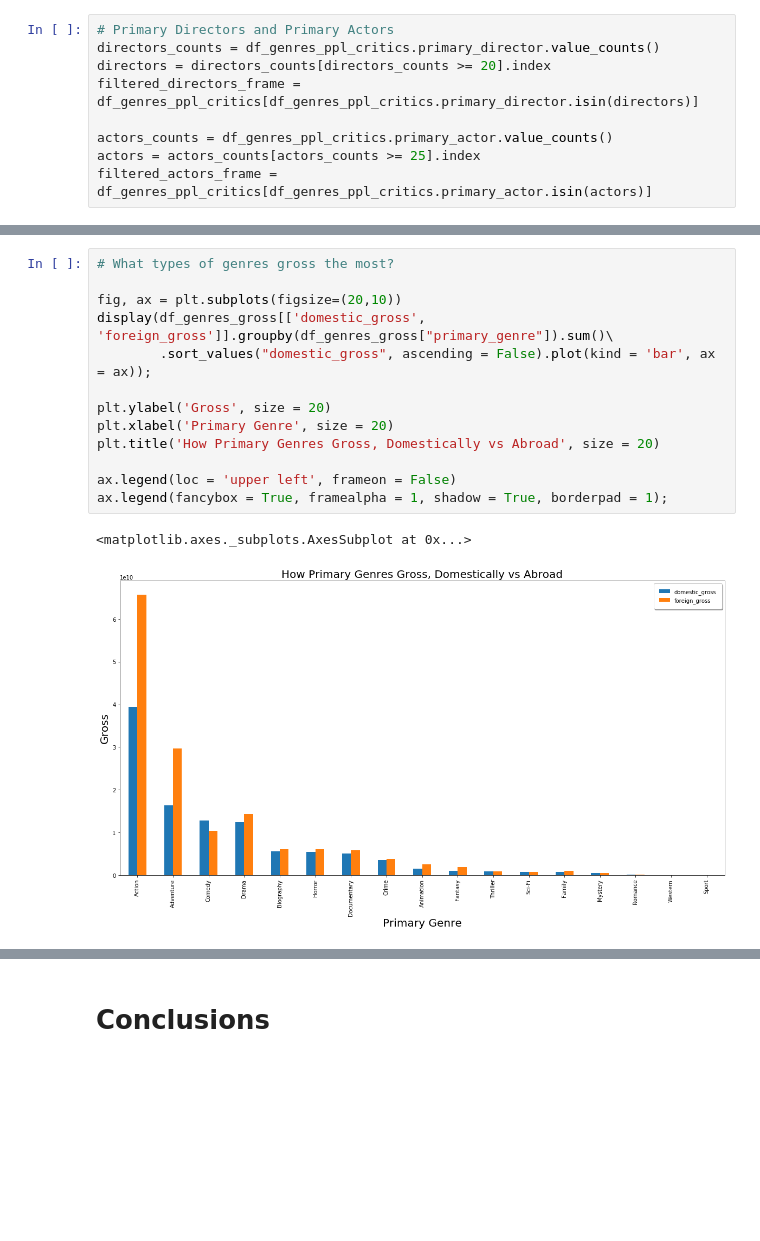
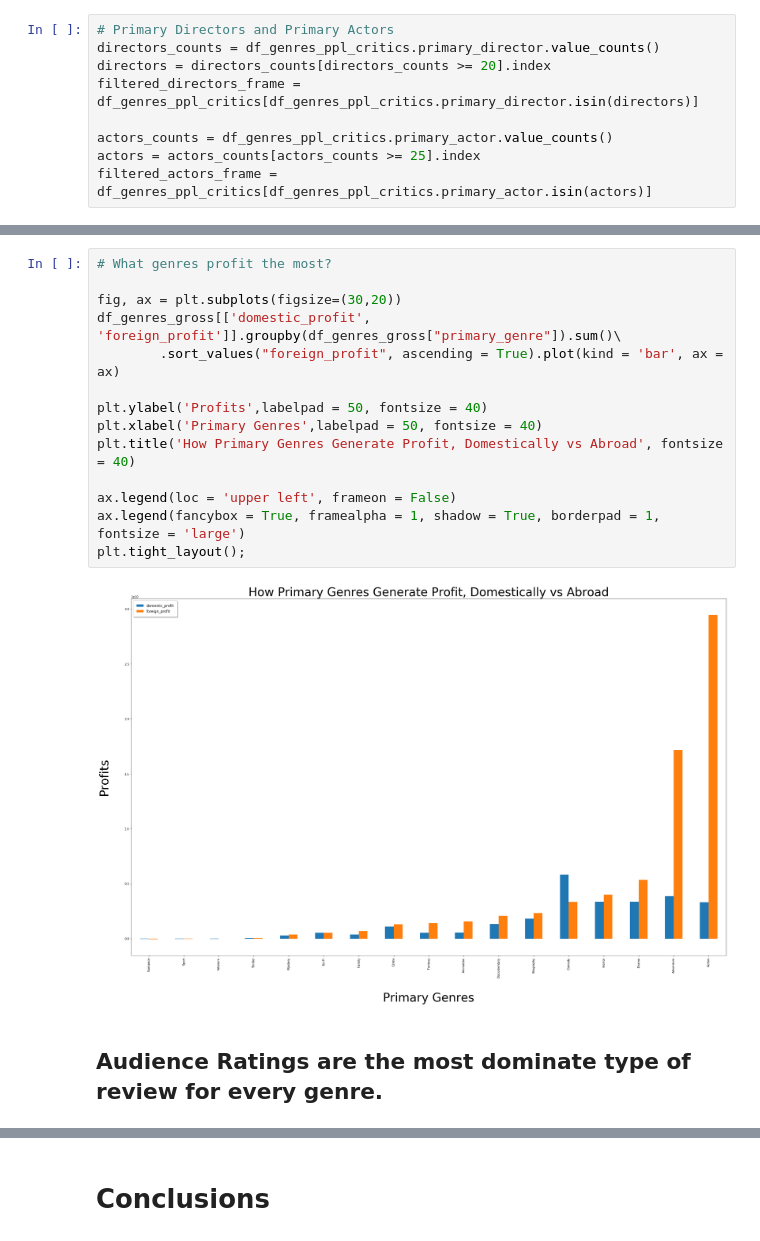
Before and after one commit to SamuelRahwa/Successful-Film-or-Not-, a Jupyter notebook: what_factors_make_a_film_successful.ipynb, the cells around one changed output, grey strips where cells are left out. Saved outputs shown, nothing was run; the diff lists cells and outputs as text; blank space fills up the shorter version.

```diff
--- a/what_factors_make_a_film_successful.ipynb
+++ b/what_factors_make_a_film_successful.ipynb
@@ -326,17 +332,19 @@ filtered_actors_frame = df_genres_ppl_critics[df_genres_ppl_critics.primary_acto
 # %%
-# What types of genres gross the most?
+# What genres profit the most?
 
-fig, ax = plt.subplots(figsize=(20,10))
-display(df_genres_gross[['domestic_gross', 'foreign_gross']].groupby(df_genres_gross["primary_genre"]).sum()\
-        .sort_values("domestic_gross", ascending = False).plot(kind = 'bar', ax = ax));
+fig, ax = plt.subplots(figsize=(30,20))
+df_genres_gross[['domestic_profit', 'foreign_profit']].groupby(df_genres_gross["primary_genre"]).sum()\
+        .sort_values("foreign_profit", ascending = True).plot(kind = 'bar', ax = ax)
 
-plt.ylabel('Gross', size = 20)
-plt.xlabel('Primary Genre', size = 20)
-plt.title('How Primary Genres Gross, Domestically vs Abroad', size = 20)
+plt.ylabel('Profits',labelpad = 50, fontsize = 40)
+plt.xlabel('Primary Genres',labelpad = 50, fontsize = 40)
+plt.title('How Primary Genres Generate Profit, Domestically vs Abroad', fontsize = 40)
 
 ax.legend(loc = 'upper left', frameon = False)
-ax.legend(fancybox = True, framealpha = 1, shadow = True, borderpad = 1);
+ax.legend(fancybox = True, framealpha = 1, shadow = True, borderpad = 1, fontsize = 'large')
+plt.tight_layout();
 # %% [output]
-<matplotlib.axes._subplots.AxesSubplot at 0x...>
-[figure, old version]
+[figure, new version]
+# %% [markdown]
+## Audience Ratings are the most dominate type of review for every genre.
 # %%
```
Also changed, not shown: parts of 35 cells of this notebook, 10 other files.
